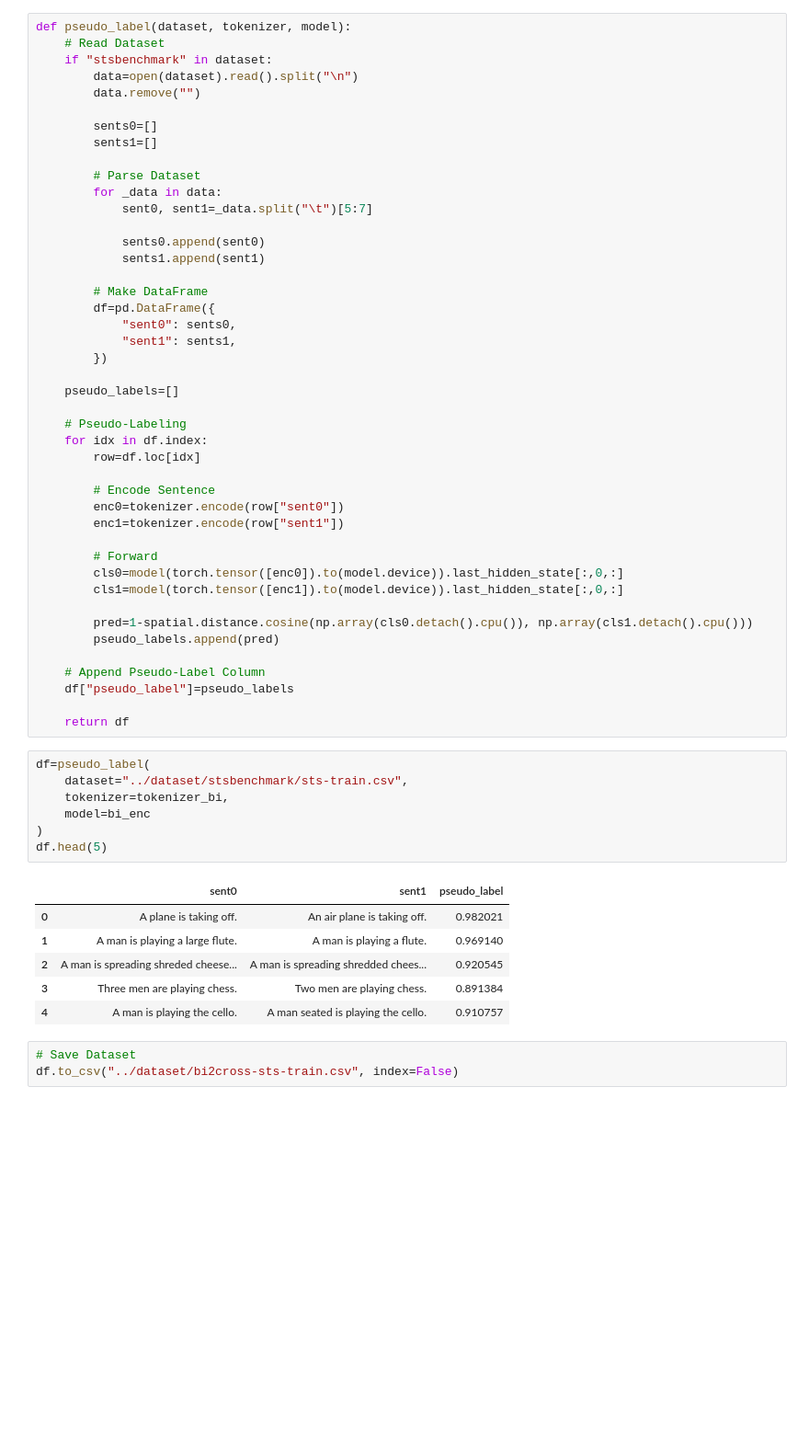
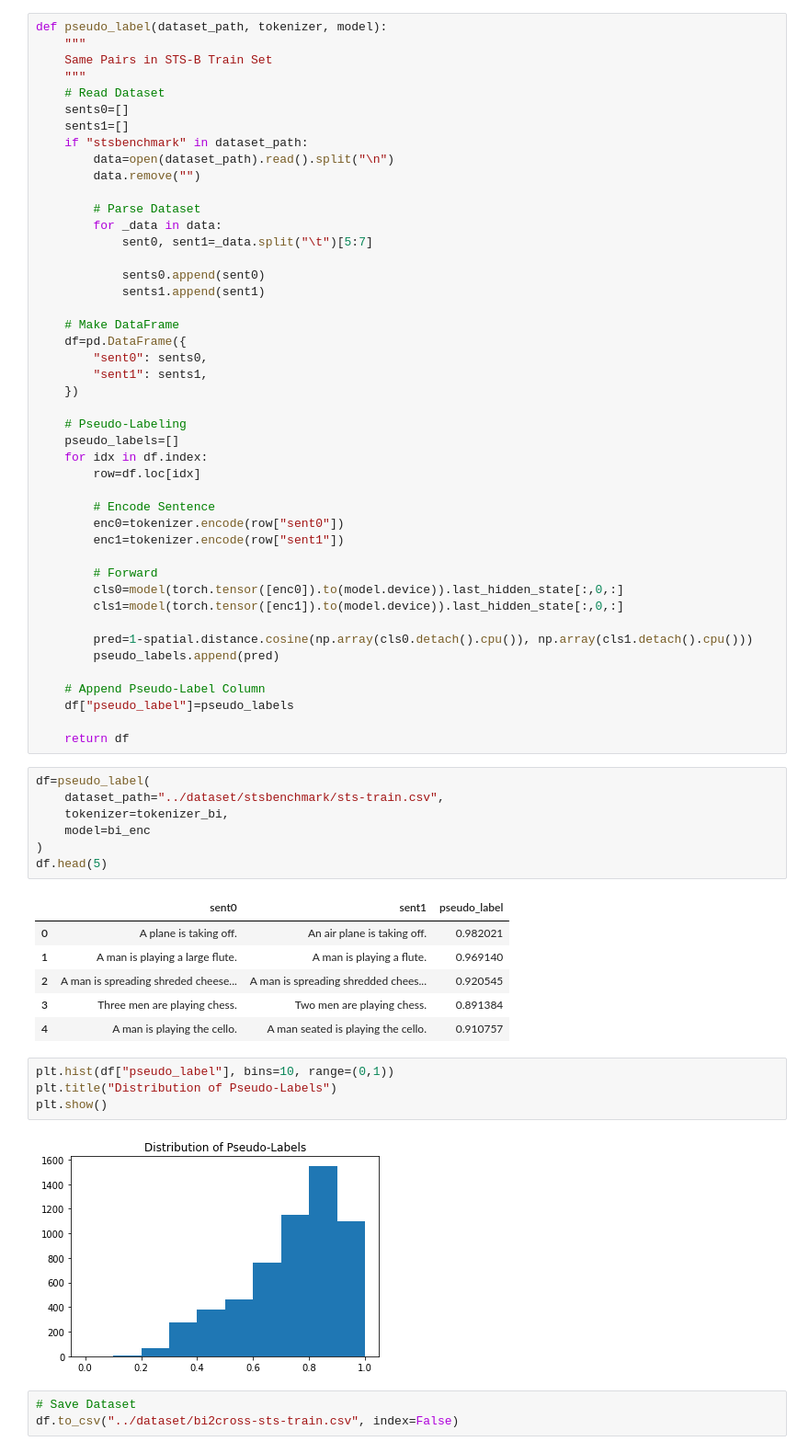
Before and after one commit to ChainsmokersAI/Trans-Encoder, a Jupyter notebook: notebook/2. Create Pseudo-Labels using Bi-Encoder & Train Cross-Encoder.ipynb, the cells around one changed output. Shown at 92% size. Saved outputs shown, nothing was run; the diff lists cells and outputs as text; blank space fills up the shorter version.

```diff
--- a/notebook/2. Create Pseudo-Labels using Bi-Encoder & Train Cross-Encoder.ipynb
+++ b/notebook/2. Create Pseudo-Labels using Bi-Encoder & Train Cross-Encoder.ipynb
@@ -73,14 +76,16 @@ Loaded!
 ### How to Make Sentence Pairs:
 ### a. Same Pairs in STS-B Train Set (NOT Use Labels)
 # %%
-def pseudo_label(dataset, tokenizer, model):
+def pseudo_label(dataset_path, tokenizer, model):
+    """
+    Same Pairs in STS-B Train Set
+    """
     # Read Dataset
-    if "stsbenchmark" in dataset:
-        data=open(dataset).read().split("\n")
+    sents0=[]
+    sents1=[]
+    if "stsbenchmark" in dataset_path:
+        data=open(dataset_path).read().split("\n")
         data.remove("")
-
-        sents0=[]
-        sents1=[]
 
         # Parse Dataset
         for _data in data:
@@ -89,15 +94,14 @@ def pseudo_label(dataset, tokenizer, model):
             sents0.append(sent0)
             sents1.append(sent1)
 
-        # Make DataFrame
-        df=pd.DataFrame({
-            "sent0": sents0,
-            "sent1": sents1,
-        })
-
-    pseudo_labels=[]
+    # Make DataFrame
+    df=pd.DataFrame({
+        "sent0": sents0,
+        "sent1": sents1,
+    })
 
     # Pseudo-Labeling
+    pseudo_labels=[]
     for idx in df.index:
         row=df.loc[idx]
 
@@ -118,7 +122,7 @@ def pseudo_label(dataset, tokenizer, model):
     return df
 # %%
 df=pseudo_label(
-    dataset="../dataset/stsbenchmark/sts-train.csv",
+    dataset_path="../dataset/stsbenchmark/sts-train.csv",
     tokenizer=tokenizer_bi,
     model=bi_enc
 )
@@ -130,6 +134,12 @@ df.head(5)
 | 2 | A man is spreading shreded cheese... | A man is spreading shredded chees... | 0.920545 |
 | 3 | Three men are playing chess. | Two men are playing chess. | 0.891384 |
 | 4 | A man is playing the cello. | A man seated is playing the cello. | 0.910757 |
+# %%
+plt.hist(df["pseudo_label"], bins=10, range=(0,1))
+plt.title("Distribution of Pseudo-Labels")
+plt.show()
+# %% [output]
+[figure, added]
 # %%
 # Save Dataset
 df.to_csv("../dataset/bi2cross-sts-train.csv", index=False)
```
Also changed, not shown: parts of 8 cells of this notebook.
